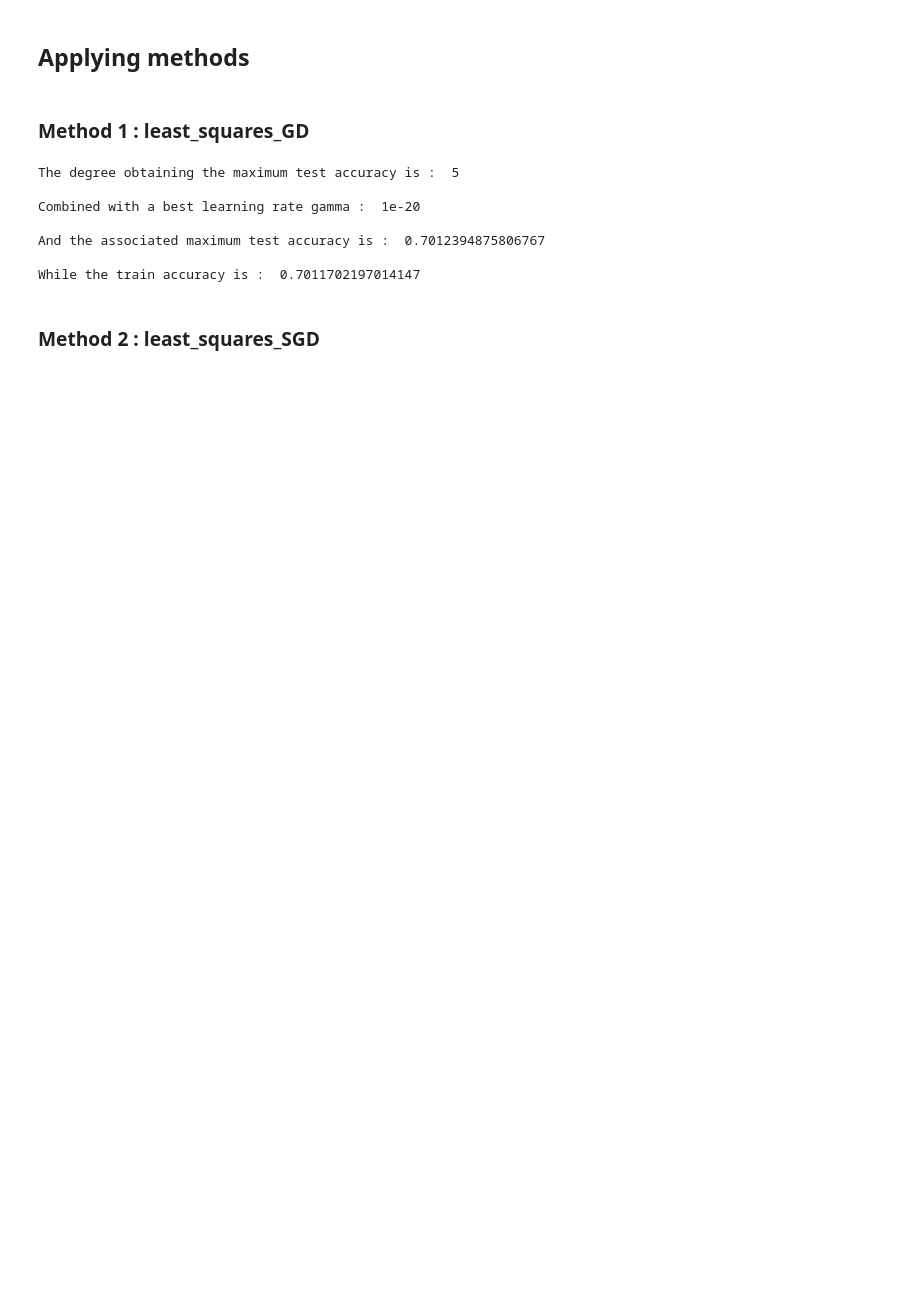
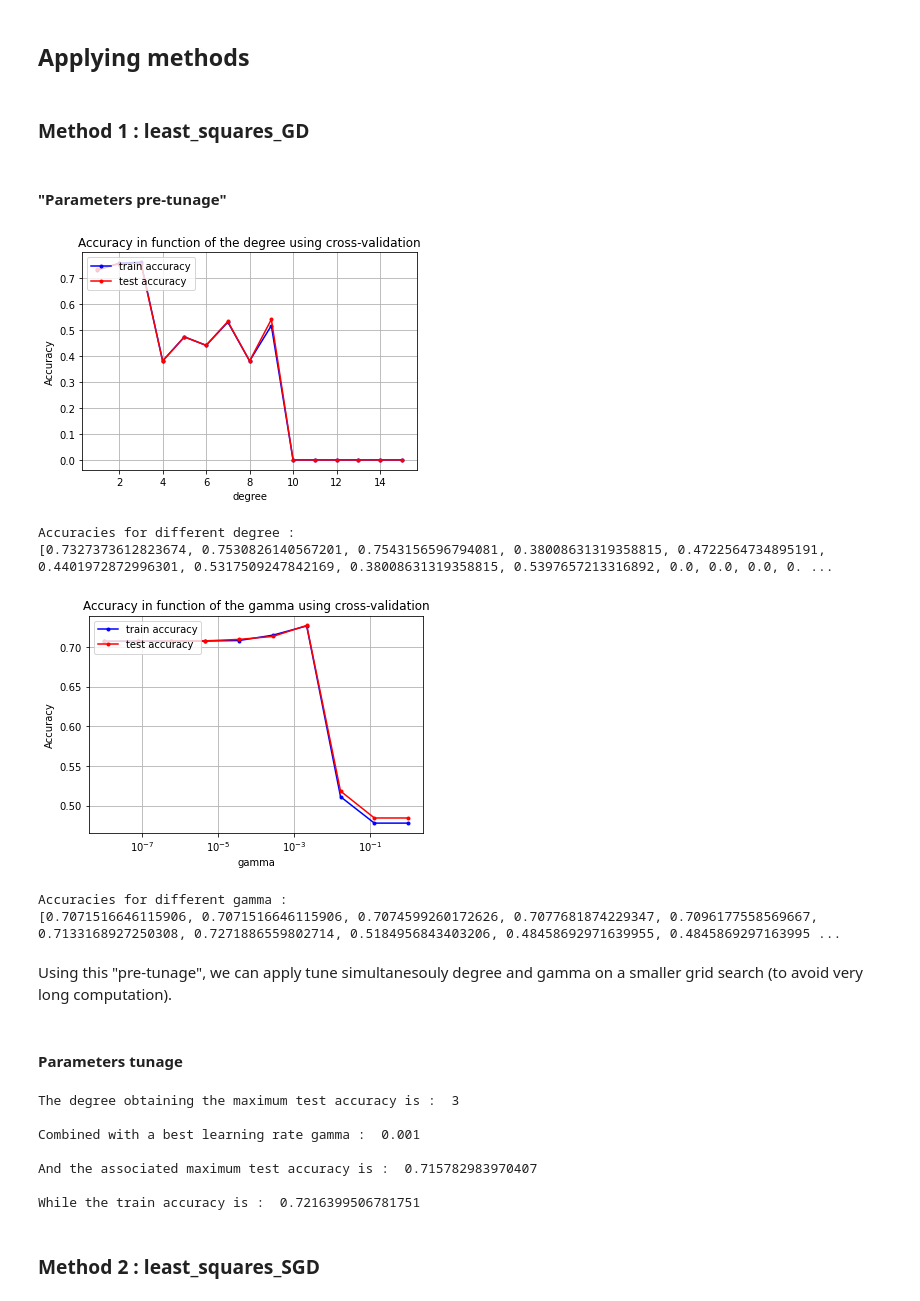
Before and after one commit to CS-433/ml-project-1-thevipers, a Jupyter notebook: main-Copy1.ipynb, the cells around one changed output. Cells and saved outputs as stored; diff of their text form; code cells hidden in the pictures; blank space fills up the shorter version.

Commit message:
ajout des pre-tunage, a revoir

```diff
--- a/main-Copy1.ipynb
+++ b/main-Copy1.ipynb
@@ -179,3 +180,40 @@ Useless features process :
 seed = np.random.seed(10)
 # %% [markdown]
 ### Method 1 : least_squares_GD
+# %% [markdown]
+#### "Parameters pre-tunage"
+# %%
+#Fixed parameters :
+k_fold=4
+max_iters = 50
+
+#Parameters to tune :
+degrees = 1+np.arange(15)
+gamma=0.01
+
+best_degree, acc_te_deg, acc_tr_deg = tune_best_one(y_, tX_, k_fold, least_squares_GD, seed=seed, params=degrees, gamma=gamma, max_iters=max_iters, name='degree')
+
+CV_param_plot(degrees, acc_tr_deg, acc_te_deg, name_param="degree")
+
+print("Accuracies for different degree :")
+print(acc_te_deg)
+
+#Parameters to tune :
+degree = best_degree
+gammas=np.logspace(-8, 0, 10)
+
+best_gam, acc_te_gam, acc_tr_gam = tune_best_one(y_, tX_, k_fold, least_squares_GD, seed=seed, params=gammas, degree=degree, max_iters=max_iters, name='gamma')
+
+CV_param_plot(gammas, acc_tr_gam, acc_te_gam, name_param="gamma")
+
+print("Accuracies for different gamma :")
+print(acc_te_gam)
+# %% [output]
+[figure, added]
+Accuracies for different degree :
+[0.7327373612823674, 0.7530826140567201, 0.7543156596794081, 0.38008631319358815, 0.4722564734895191, 0.4401972872996301, 0.5317509247842169, 0.38008631319358815, 0.5397657213316892, 0.0, 0.0, 0.0, 0. ...
+[figure, added]
+Accuracies for different gamma :
+[0.7071516646115906, 0.7071516646115906, 0.7074599260172626, 0.7077681874229347, 0.7096177558569667, 0.7133168927250308, 0.7271886559802714, 0.5184956843403206, 0.48458692971639955, 0.4845869297163995 ...
+# %% [markdown]
+Using this "pre-tunage", we can apply tune simultanesouly degree and gamma on a smaller grid search (to avoid very long computation).
@@ -182,11 +223,6 @@ seed = np.random.seed(10)
+# %% [markdown]
+#### Parameters tunage
 # %%
-# parameters
-degrees = 1+ np.arange(7)
-# explore les gammes encore plus petits que 1e-20
-gammas = [1e-20, 1e-19, 1e-18]
-k_fold = 4
-max_iters = 50
-
 # cross validation
 deg_ls_gd, gamma_ls_gd, acc_te_ls_gd, acc_tr_ls_gd = tune_best_deg_gam(y_, tX_, k_fold, least_squares_GD, degrees=degrees, gammas=gammas, seed=seed, max_iters=max_iters)
 print('The degree obtaining the maximum test accuracy is : ', deg_ls_gd)
@@ -197,12 +233,12 @@ print('And the associated maximum test accuracy is : ', acc_te_ls_gd)
 print(' ')
 print('While the train accuracy is : ', acc_tr_ls_gd)
 # %% [output]
-The degree obtaining the maximum test accuracy is :  5
+The degree obtaining the maximum test accuracy is :  3
 
-Combined with a best learning rate gamma :  1e-20
+Combined with a best learning rate gamma :  0.001
 
-And the associated maximum test accuracy is :  0.7012394875806767
+And the associated maximum test accuracy is :  0.715782983970407
 
-While the train accuracy is :  0.7011702197014147
+While the train accuracy is :  0.7216399506781751
 # %% [markdown]
 ### Method 2 : least_squares_SGD
```
Also changed, not shown: parts of 35 cells of this notebook, 1 other file.
